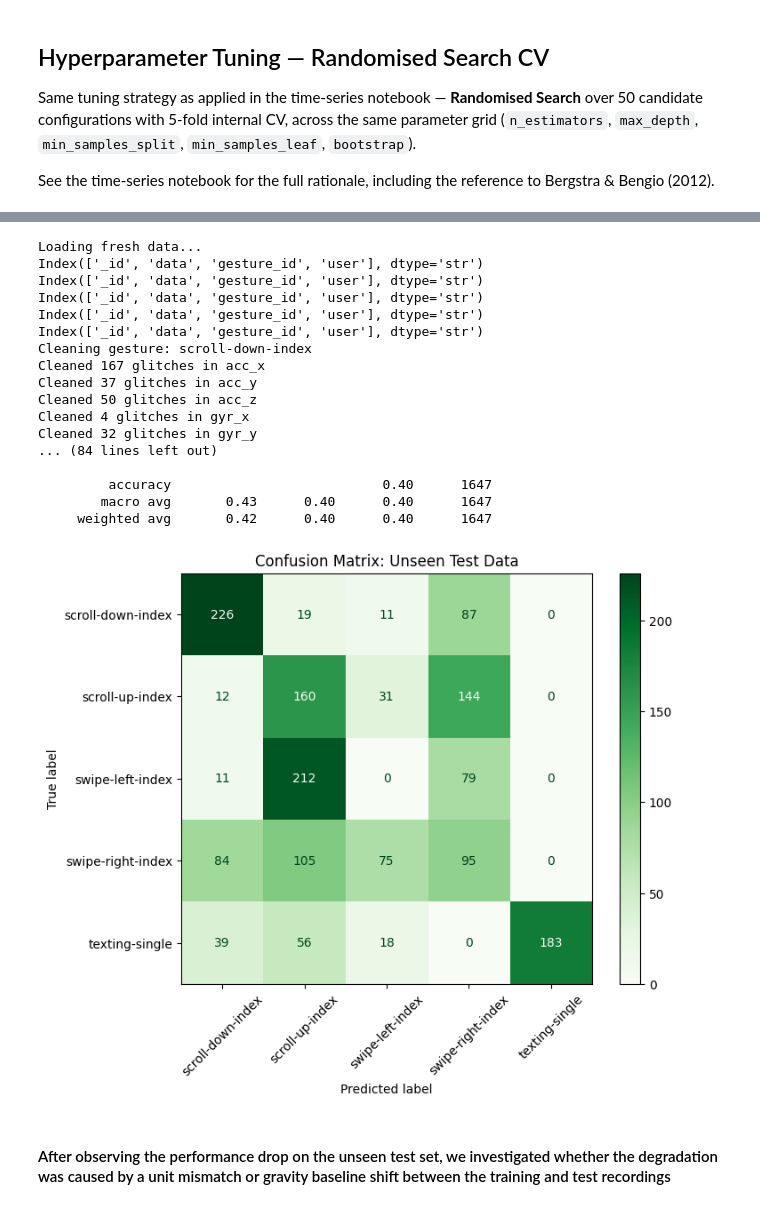
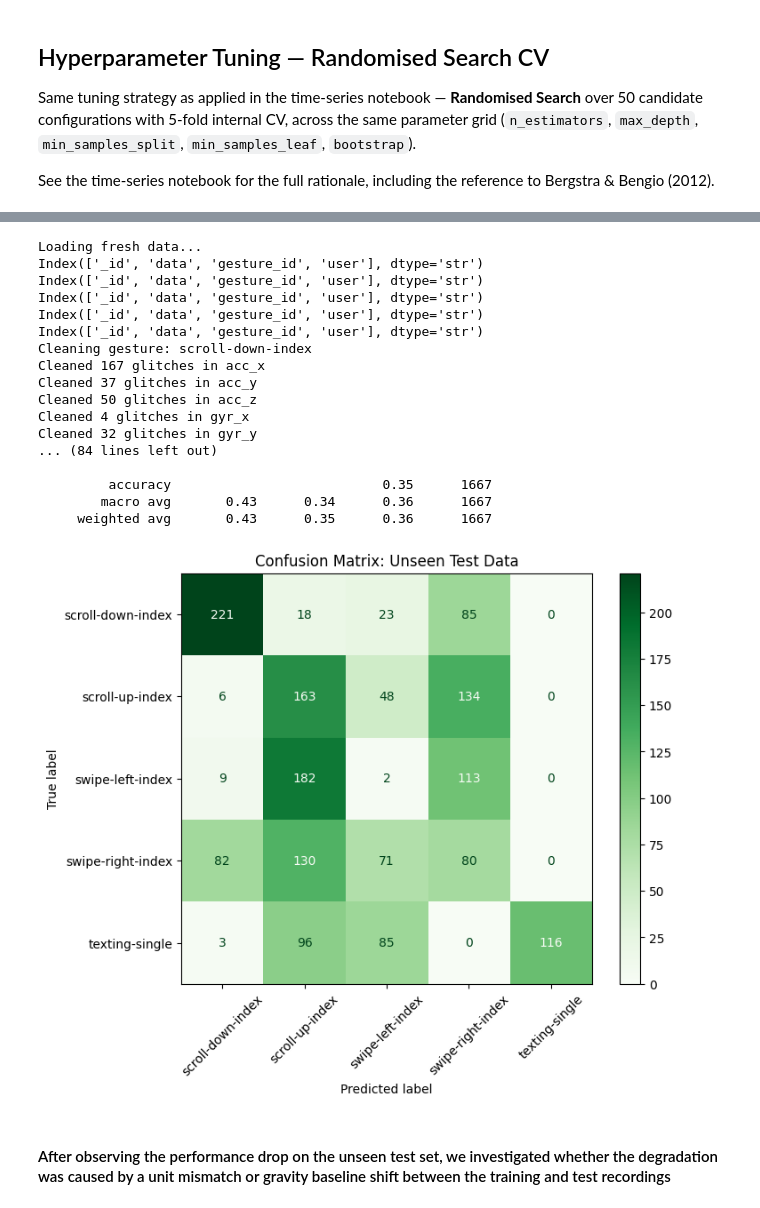
Before and after one commit to nderekk/IoT-Course-AIoT-project, a Jupyter notebook: feature_eng.ipynb, the cells around one changed output, grey strips where cells are left out. Saved outputs shown, nothing was run; the diff lists cells and outputs as text; code cells hidden in the pictures.

```diff
--- a/feature_eng.ipynb
+++ b/feature_eng.ipynb
@@ -208,11 +211,11 @@ def scale_gestures(gestures_train: dict, gestures_val: dict) -> None:
 ### (2) Filtering: We remove high-frequency noise from our sensor data using a low pass filter, in order to further smooth them.
 ### (3) Feature Extraction: Instead of flattening the 3D Tensors coming from the wndow segmentation, we choose to compress each window in F << LxC (Samples times Channels) discriminative features. For every sensor channel, we extract 7 Time-Domain Features and 4 Frequency-Domain Features and then we also extrat 4 Cross-Chanel Fetaures, as information may emerge only from the relationship between channels. The extracted features are exaclty the ones stated in the course's slides and we end up with 76 features, which is wway more compact than the initial feature number.
 # %%
-def window_and_filter_gestures(cleaned_gestures: dict, ws=500, overlap=100, order=5, wn=0.4, filter_type='lowpass') -> tuple:
+def window_and_filter_gestures(cleaned_gestures: dict, ws=300, overlap=100, order=5, wn=0.4, filter_type='lowpass') -> tuple:
     """This function takes the cleaned gesture DataFrames, applies a low-pass filter to each sensor column, and then breaks the entire gesture timeline into smaller windows with overlaps between neighboring windows. It also extracts a comprehensive set of time-domain, frequency-domain, and cross-channel features from each window. The resulting featurized gestures are stored in a dictionary, and a summary of the total number of clips for each gesture is returned as well.
     Args:
         cleaned_gestures (dict): A dictionary containing the cleaned gesture DataFrames.
-        ws (int, optional): The window size. Defaults to 500.
+        ws (int, optional): The window size. Defaults to 300.
         overlap (int, optional): The overlap between consecutive windows. Defaults to 100.
         order (int, optional): The order of the filter. Defaults to 5.
         wn (float, optional): The normalized frequency of the filter. Defaults to 0.4.
@@ -1054,10 +1070,10 @@ scale_gestures(train_clean, test_clean)
 # 3. EXTRACT FEATURES
 # ---------------------------------------------------------
 print("Extracting features...")
-train_features_dict, _ = window_and_filter_gestures(train_clean, ws=500, overlap=50, order=5, wn=0.4)
+train_features_dict, _ = window_and_filter_gestures(train_clean, ws=300, overlap=50, order=5, wn=0.4)
 X_train_full, y_train_full = prepare_xy(train_features_dict)
 
-test_features_dict, _ = window_and_filter_gestures(test_clean, ws=500, overlap=50, order=5, wn=0.4)
+test_features_dict, _ = window_and_filter_gestures(test_clean, ws=300, overlap=50, order=5, wn=0.4)
 X_test_full, y_test_full = prepare_xy(test_features_dict)
 
 # ---------------------------------------------------------
@@ -1088,37 +1104,37 @@ print("Training final model and evaluating...")
 # But to be safe, let's just initialize a fresh one with standard good params:
 final_rf = RandomForestClassifier(n_estimators=75, min_samples_split=5, min_samples_leaf=2, bootstrap=False, max_depth=None, random_state=42)
 final_rf.fit(X_train_final, y_train_full)
 
 y_pred_test = final_rf.predict(X_test_final)
 
 print("\n" + "="*60)
 print("🏆 TRUE UNSEEN TEST SET RESULTS")
 print("="*60)
 print(classification_report(y_test_full, y_pred_test))
 
 fig, ax = plt.subplots(figsize=(8, 6))
 ConfusionMatrixDisplay.from_predictions(y_test_full, y_pred_test, ax=ax, cmap='Greens', xticks_rotation=45)
 plt.title("Confusion Matrix: Unseen Test Data")
 plt.show()
 # %% [output]
 Loading fresh data...
 Index(['_id', 'data', 'gesture_id', 'user'], dtype='str')
 Index(['_id', 'data', 'gesture_id', 'user'], dtype='str')
 Index(['_id', 'data', 'gesture_id', 'user'], dtype='str')
 Index(['_id', 'data', 'gesture_id', 'user'], dtype='str')
 Index(['_id', 'data', 'gesture_id', 'user'], dtype='str')
 Cleaning gesture: scroll-down-index
 Cleaned 167 glitches in acc_x
 Cleaned 37 glitches in acc_y
 Cleaned 50 glitches in acc_z
 Cleaned 4 glitches in gyr_x
 Cleaned 32 glitches in gyr_y
 ... (84 lines left out)
 
-         accuracy                           0.40      1647
-        macro avg       0.43      0.40      0.40      1647
-     weighted avg       0.42      0.40      0.40      1647
+         accuracy                           0.35      1667
+        macro avg       0.43      0.34      0.36      1667
+     weighted avg       0.43      0.35      0.36      1667
-[figure, old version]
+[figure, new version]
 # %% [markdown]
 #### After observing the performance drop on the unseen test set, we investigated whether the degradation was caused by a unit mismatch or gravity baseline shift between the training and test recordings
 # %%
```
Also changed, not shown: parts of 11 cells of this notebook, 1 other file.
